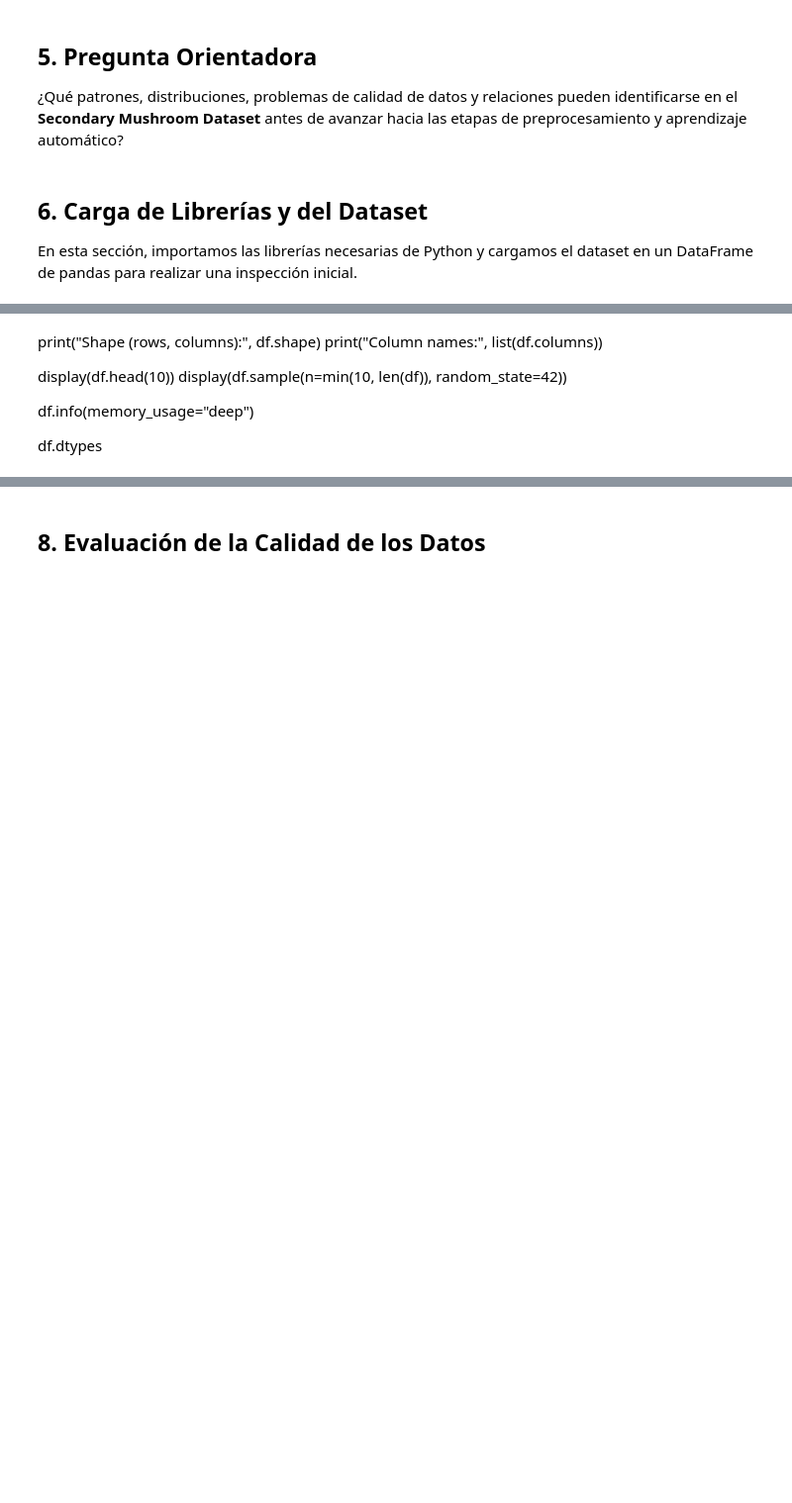
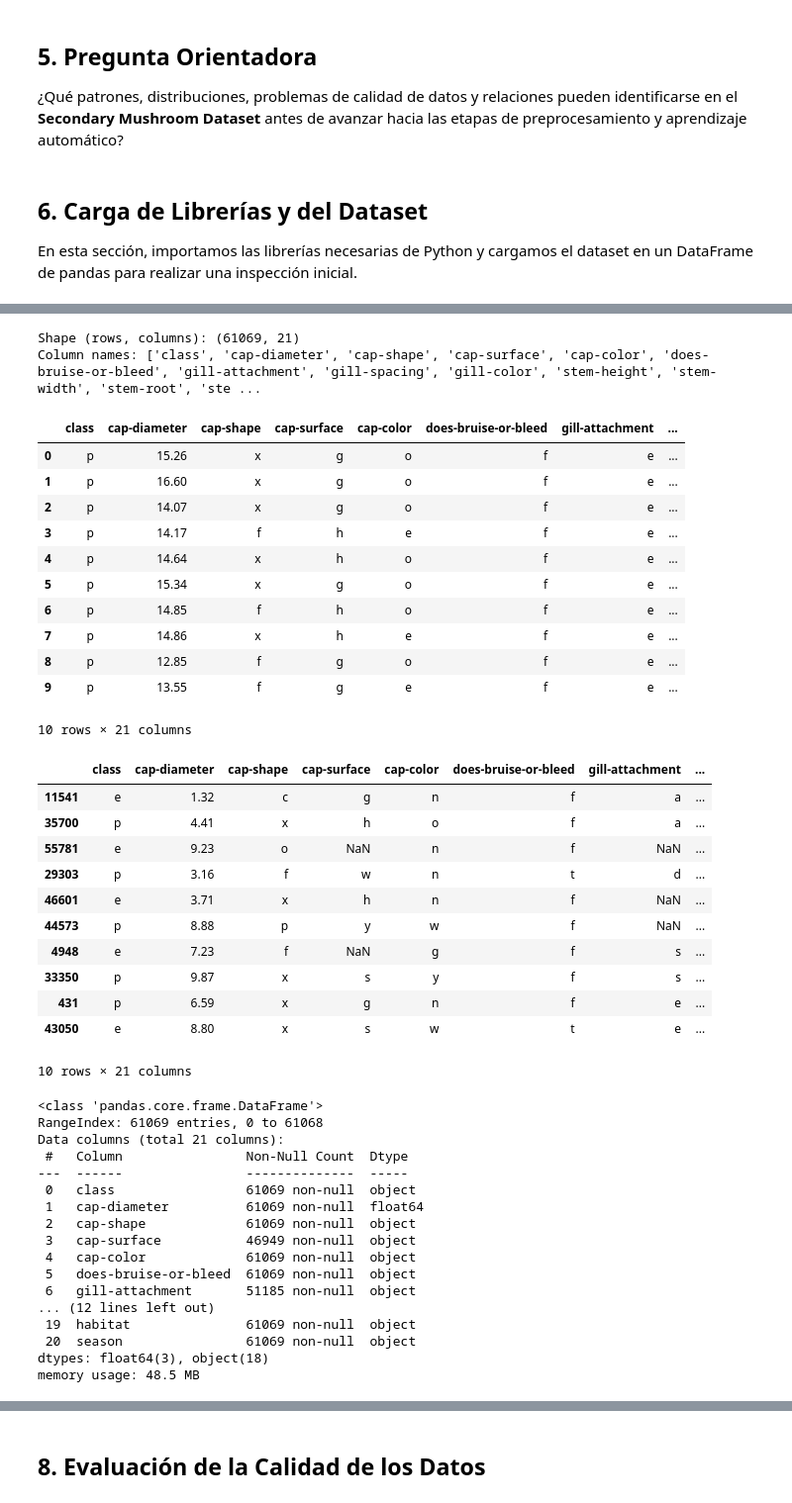
Before and after one commit to CarlosAMorcillo/MLOps-mushroom, a Jupyter notebook: notebooks/MLOps_UdeM_Mushroom.ipynb, the cells around one changed output, grey strips where cells are left out. Shown at 99% size. Saved outputs shown, nothing was run; the diff lists cells and outputs as text; code cells hidden in the pictures; blank space fills up the shorter version.

```diff
--- a/notebooks/MLOps_UdeM_Mushroom.ipynb
+++ b/notebooks/MLOps_UdeM_Mushroom.ipynb
@@ -114,13 +124,57 @@ y metadatos generales.
 | 🌫️ **spore-print-color** | Color de la impresión de esporas. | string *(object)* |
 | 🌍 **habitat** | Hábitat donde se encuentra el hongo. | string *(object)* |
 | 🍂 **season** | Estación del año en la que aparece el hongo. | string *(object)* |
-# %% [markdown]
-print("Shape (rows, columns):", df.shape)
-print("Column names:", list(df.columns))
-
-display(df.head(10))
-display(df.sample(n=min(10, len(df)), random_state=42))
-
-df.info(memory_usage="deep")
-
-df.dtypes
+# %%
+print("Shape (rows, columns):", df.shape)
+print("Column names:", list(df.columns))
+
+display(df.head(10))
+display(df.sample(n=min(10, len(df)), random_state=42))
+
+df.info(memory_usage="deep")
+
+df.dtypes
+# %% [output]
+Shape (rows, columns): (61069, 21)
+Column names: ['class', 'cap-diameter', 'cap-shape', 'cap-surface', 'cap-color', 'does-bruise-or-bleed', 'gill-attachment', 'gill-spacing', 'gill-color', 'stem-height', 'stem-width', 'stem-root', 'ste ...
+|  | class | cap-diameter | cap-shape | cap-surface | cap-color | does-bruise-or-bleed | gill-attachment | ... |
+| 0 | p | 15.26 | x | g | o | f | e | ... |
+| 1 | p | 16.60 | x | g | o | f | e | ... |
+| 2 | p | 14.07 | x | g | o | f | e | ... |
+| 3 | p | 14.17 | f | h | e | f | e | ... |
+| 4 | p | 14.64 | x | h | o | f | e | ... |
+| 5 | p | 15.34 | x | g | o | f | e | ... |
+| 6 | p | 14.85 | f | h | o | f | e | ... |
+| 7 | p | 14.86 | x | h | e | f | e | ... |
+| 8 | p | 12.85 | f | g | o | f | e | ... |
+| 9 | p | 13.55 | f | g | e | f | e | ... |
+10 rows × 21 columns
+|  | class | cap-diameter | cap-shape | cap-surface | cap-color | does-bruise-or-bleed | gill-attachment | ... |
+| 11541 | e | 1.32 | c | g | n | f | a | ... |
+| 35700 | p | 4.41 | x | h | o | f | a | ... |
+| 55781 | e | 9.23 | o | NaN | n | f | NaN | ... |
+| 29303 | p | 3.16 | f | w | n | t | d | ... |
+| 46601 | e | 3.71 | x | h | n | f | NaN | ... |
+| 44573 | p | 8.88 | p | y | w | f | NaN | ... |
+| 4948 | e | 7.23 | f | NaN | g | f | s | ... |
+| 33350 | p | 9.87 | x | s | y | f | s | ... |
+| 431 | p | 6.59 | x | g | n | f | e | ... |
+| 43050 | e | 8.80 | x | s | w | t | e | ... |
+10 rows × 21 columns
+<class 'pandas.core.frame.DataFrame'>
+RangeIndex: 61069 entries, 0 to 61068
+Data columns (total 21 columns):
+ #   Column                Non-Null Count  Dtype
+---  ------                --------------  -----
+ 0   class                 61069 non-null  object
+ 1   cap-diameter          61069 non-null  float64
+ 2   cap-shape             61069 non-null  object
+ 3   cap-surface           46949 non-null  object
+ 4   cap-color             61069 non-null  object
+ 5   does-bruise-or-bleed  61069 non-null  object
+ 6   gill-attachment       51185 non-null  object
+... (12 lines left out)
+ 19  habitat               61069 non-null  object
+ 20  season                61069 non-null  object
+dtypes: float64(3), object(18)
+memory usage: 48.5 MB
```
Also changed, not shown: parts of 18 cells of this notebook.
